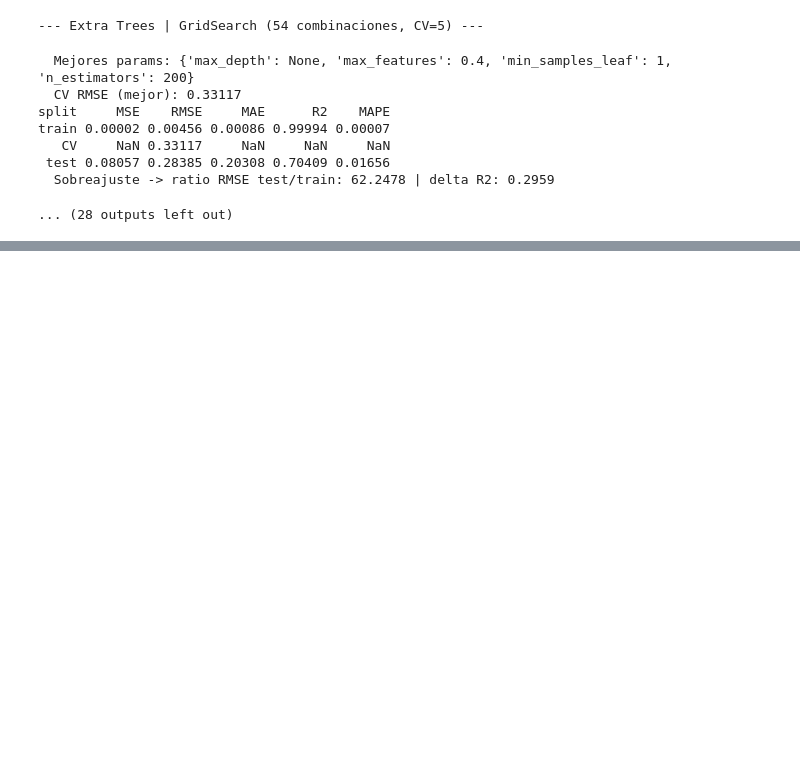
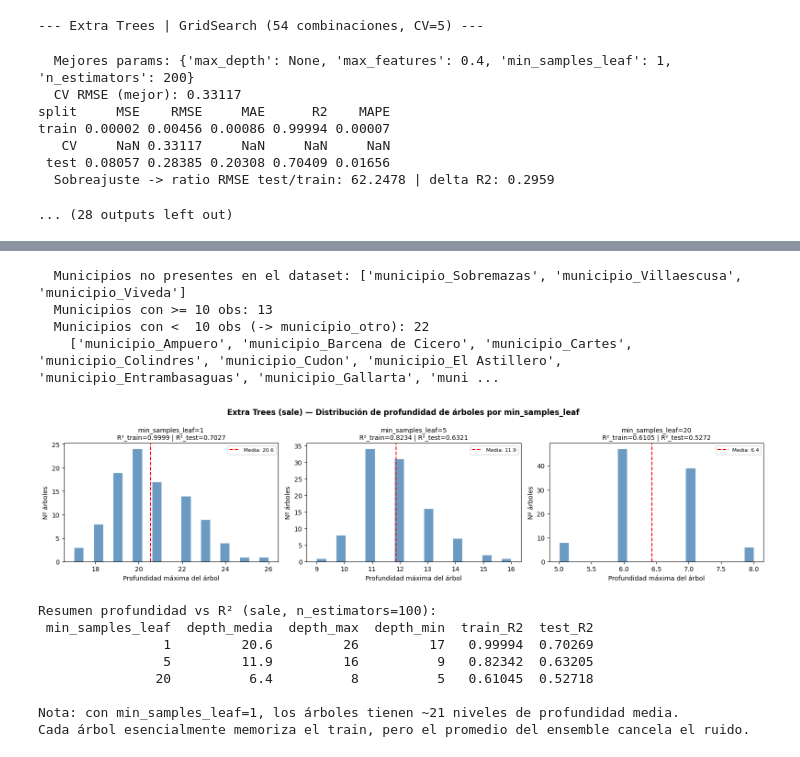
Before and after one commit to sitomachu/bezanillasl, a Jupyter notebook: notebooks/05_ML/52_random_forest_3.ipynb, the cells around one changed output, grey strips where cells are left out. Cells and saved outputs as stored; diff of their text form; code cells hidden in the pictures; blank space fills up the shorter version.

Commit message:
experimentos para reducir sobreajuste

```diff
--- a/notebooks/05_ML/52_random_forest_3.ipynb
+++ b/notebooks/05_ML/52_random_forest_3.ipynb
@@ -675,0 +815,69 @@ train 0.00002 0.00456 0.00086 0.99994 0.00007
+# %%
+# Usamos el último dataset del bucle principal (rent) — recargar sale para análisis completo
+df_sale = pd.read_csv(DATASETS["sale"])
+df_sale = df_sale[df_sale[TARGET_COL].notna()].copy()
+df_sale, fm_sale = collapse_rare_municipios(df_sale, MUNICIPIO_FEATURES, MIN_OBS_MUNICIPIO)
+X_sale = prepare_X(df_sale, BASE_FEATURES + fm_sale)
+y_sale = df_sale[TARGET_COL].values
+Xtr_s, Xte_s, ytr_s, yte_s = train_test_split(X_sale, y_sale, test_size=TEST_SIZE, random_state=RANDOM_STATE)
+
+leaf_values_depth = [1, 5, 20]
+n_trees_depth     = 100  # menos árboles para que sea rápido
+
+fig, axes = plt.subplots(1, len(leaf_values_depth), figsize=(16, 4), sharey=False)
+fig.suptitle("Extra Trees (sale) — Distribución de profundidad de árboles por min_samples_leaf",
+             fontsize=12, fontweight="bold")
+
+depth_stats = []
+for ax, leaf in zip(axes, leaf_values_depth):
+    et = ExtraTreesRegressor(
+        n_estimators=n_trees_depth,
+        min_samples_leaf=leaf,
+        max_depth=None,
+        random_state=RANDOM_STATE,
+        n_jobs=-1,
+    )
+    et.fit(Xtr_s, ytr_s)
+    depths = [tree.get_depth() for tree in et.estimators_]
+    r2_tr  = r2_score(ytr_s, et.predict(Xtr_s))
+    r2_te  = r2_score(yte_s, et.predict(Xte_s))
+
+    ax.hist(depths, bins=20, color="steelblue", alpha=0.8, edgecolor="white")
+    ax.axvline(np.mean(depths), color="red", linestyle="--", linewidth=1.5,
+               label=f"Media: {np.mean(depths):.1f}")
+    ax.set_title(f"min_samples_leaf={leaf}\nR²_train={r2_tr:.4f} | R²_test={r2_te:.4f}",
+                 fontsize=10)
+    ax.set_xlabel("Profundidad máxima del árbol")
+    ax.set_ylabel("Nº árboles")
+    ax.legend(fontsize=8)
+
+    depth_stats.append({
+        "min_samples_leaf": leaf,
+        "depth_media":      round(np.mean(depths), 1),
+        "depth_max":        max(depths),
+        "depth_min":        min(depths),
+        "train_R2":         round(r2_tr, 5),
+        "test_R2":          round(r2_te, 5),
+    })
+
+plt.tight_layout()
+plt.show()
+
+print("\nResumen profundidad vs R² (sale, n_estimators=100):")
+print(pd.DataFrame(depth_stats).to_string(index=False))
+print(f"\nNota: con min_samples_leaf=1, los árboles tienen ~{depth_stats[0]['depth_media']:.0f} niveles de profundidad media.")
+print("Cada árbol esencialmente memoriza el train, pero el promedio del ensemble cancela el ruido.")
+# %% [output]
+  Municipios no presentes en el dataset: ['municipio_Sobremazas', 'municipio_Villaescusa', 'municipio_Viveda']
+  Municipios con >= 10 obs: 13
+  Municipios con <  10 obs (-> municipio_otro): 22
+    ['municipio_Ampuero', 'municipio_Barcena de Cicero', 'municipio_Cartes', 'municipio_Colindres', 'municipio_Cudon', 'municipio_El Astillero', 'municipio_Entrambasaguas', 'municipio_Gallarta', 'muni ...
+[figure, added]
+Resumen profundidad vs R² (sale, n_estimators=100):
+ min_samples_leaf  depth_media  depth_max  depth_min  train_R2  test_R2
+                1         20.6         26         17   0.99994  0.70269
+                5         11.9         16          9   0.82342  0.63205
+               20          6.4          8          5   0.61045  0.52718
+
+Nota: con min_samples_leaf=1, los árboles tienen ~21 niveles de profundidad media.
+Cada árbol esencialmente memoriza el train, pero el promedio del ensemble cancela el ruido.
```
Also changed, not shown: parts of 9 cells of this notebook.
